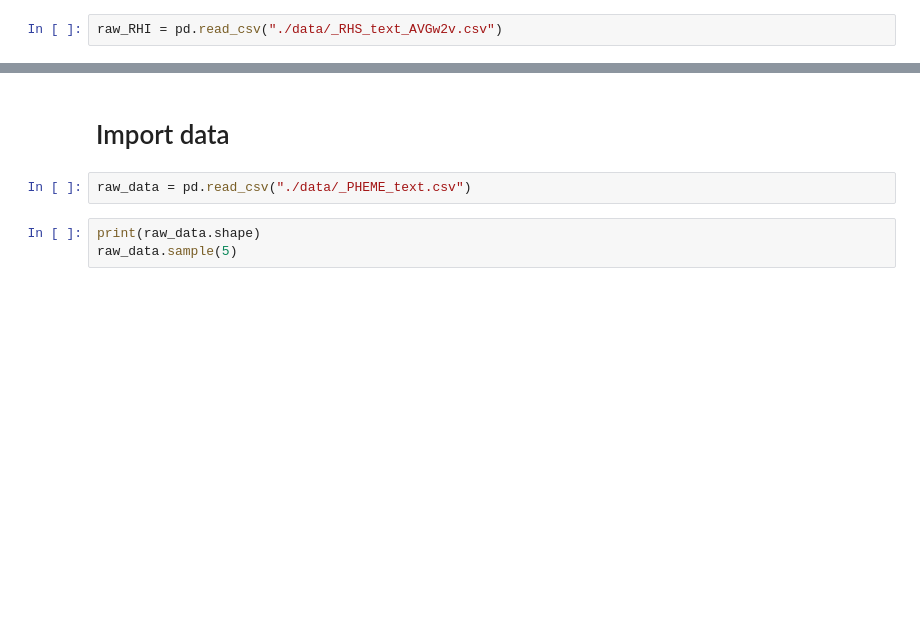
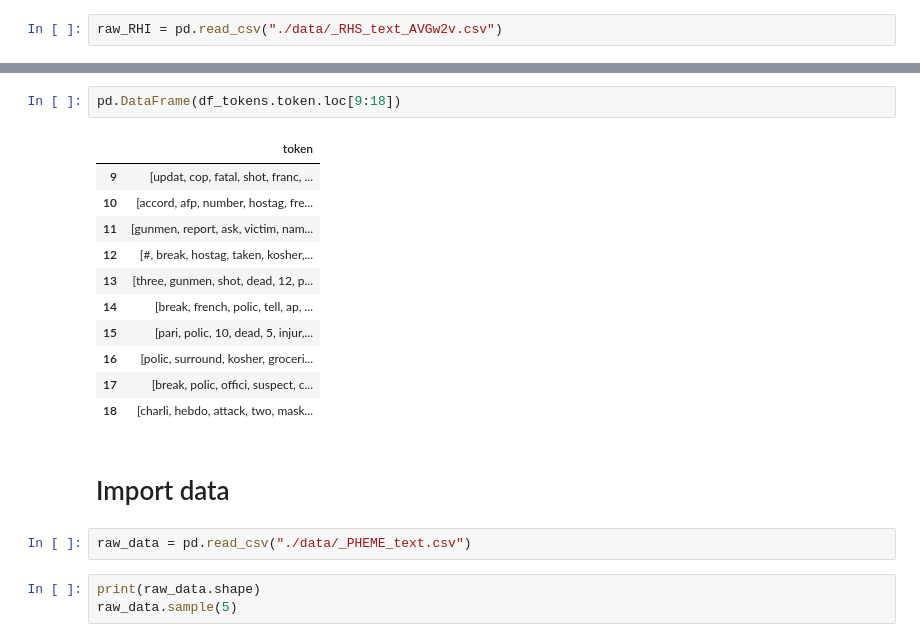
Before and after one commit to zzunebye/Capstone-code-data, a Jupyter notebook: _VECTOR_W2Vavg.ipynb, the cells around one changed output, grey strips where cells are left out. Saved outputs shown, nothing was run; the diff lists cells and outputs as text; blank space fills up the shorter version.

```diff
--- a/_VECTOR_W2Vavg.ipynb
+++ b/_VECTOR_W2Vavg.ipynb
@@ -110,3 +163,17 @@ raw_RHI.head()
+# %%
+pd.DataFrame(df_tokens.token.loc[9:18])
+# %% [output]
+|  | token |
+| 9 | [updat, cop, fatal, shot, franc, ... |
+| 10 | [accord, afp, number, hostag, fre... |
+| 11 | [gunmen, report, ask, victim, nam... |
+| 12 | [#, break, hostag, taken, kosher,... |
+| 13 | [three, gunmen, shot, dead, 12, p... |
+| 14 | [break, french, polic, tell, ap, ... |
+| 15 | [pari, polic, 10, dead, 5, injur,... |
+| 16 | [polic, surround, kosher, groceri... |
+| 17 | [break, polic, offici, suspect, c... |
+| 18 | [charli, hebdo, attack, two, mask... |
 # %% [markdown]
 # Import data
 # %%
```
Also changed, not shown: parts of 15 cells of this notebook, 4 other files.
